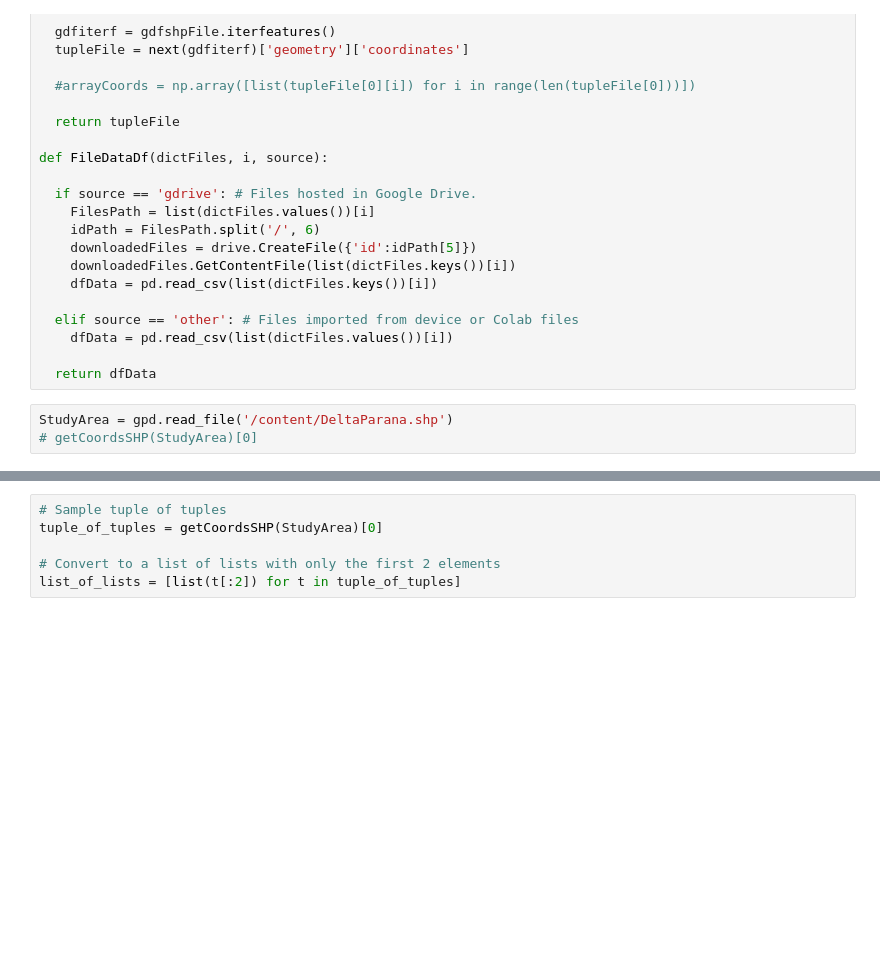
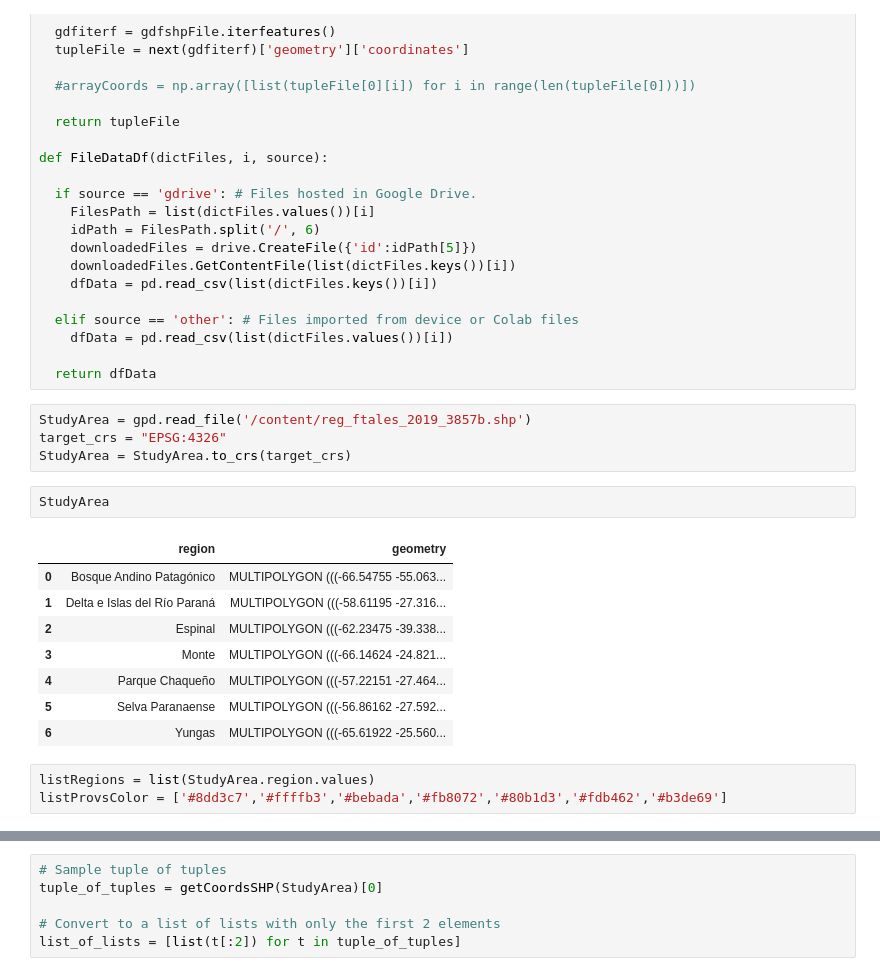
Before and after one commit to francobarrionuevoenv21/Codeforenviro_projects_code, a Jupyter notebook: test01.ipynb, the cells around one changed output, grey strips where cells are left out. Cells and saved outputs as stored; diff of their text form; blank space fills up the shorter version.

```diff
--- a/test01.ipynb
+++ b/test01.ipynb
@@ -66,5 +67,20 @@ def FileDataDf(dictFiles, i, source):
 
   return dfData
 # %%
-StudyArea = gpd.read_file('/content/DeltaParana.shp')
-# getCoordsSHP(StudyArea)[0]
+StudyArea = gpd.read_file('/content/reg_ftales_2019_3857b.shp')
+target_crs = "EPSG:4326"
+StudyArea = StudyArea.to_crs(target_crs)
+# %%
+StudyArea
+# %% [output]
+|  | region | geometry |
+| 0 | Bosque Andino Patagónico | MULTIPOLYGON (((-66.54755 -55.063... |
+| 1 | Delta e Islas del Río Paraná | MULTIPOLYGON (((-58.61195 -27.316... |
+| 2 | Espinal | MULTIPOLYGON (((-62.23475 -39.338... |
+| 3 | Monte | MULTIPOLYGON (((-66.14624 -24.821... |
+| 4 | Parque Chaqueño | MULTIPOLYGON (((-57.22151 -27.464... |
+| 5 | Selva Paranaense | MULTIPOLYGON (((-56.86162 -27.592... |
+| 6 | Yungas | MULTIPOLYGON (((-65.61922 -25.560... |
+# %%
+listRegions = list(StudyArea.region.values)
+listProvsColor = ['#8dd3c7','#ffffb3','#bebada','#fb8072','#80b1d3','#fdb462','#b3de69']
```
Also changed, not shown: parts of 5 cells of this notebook.
